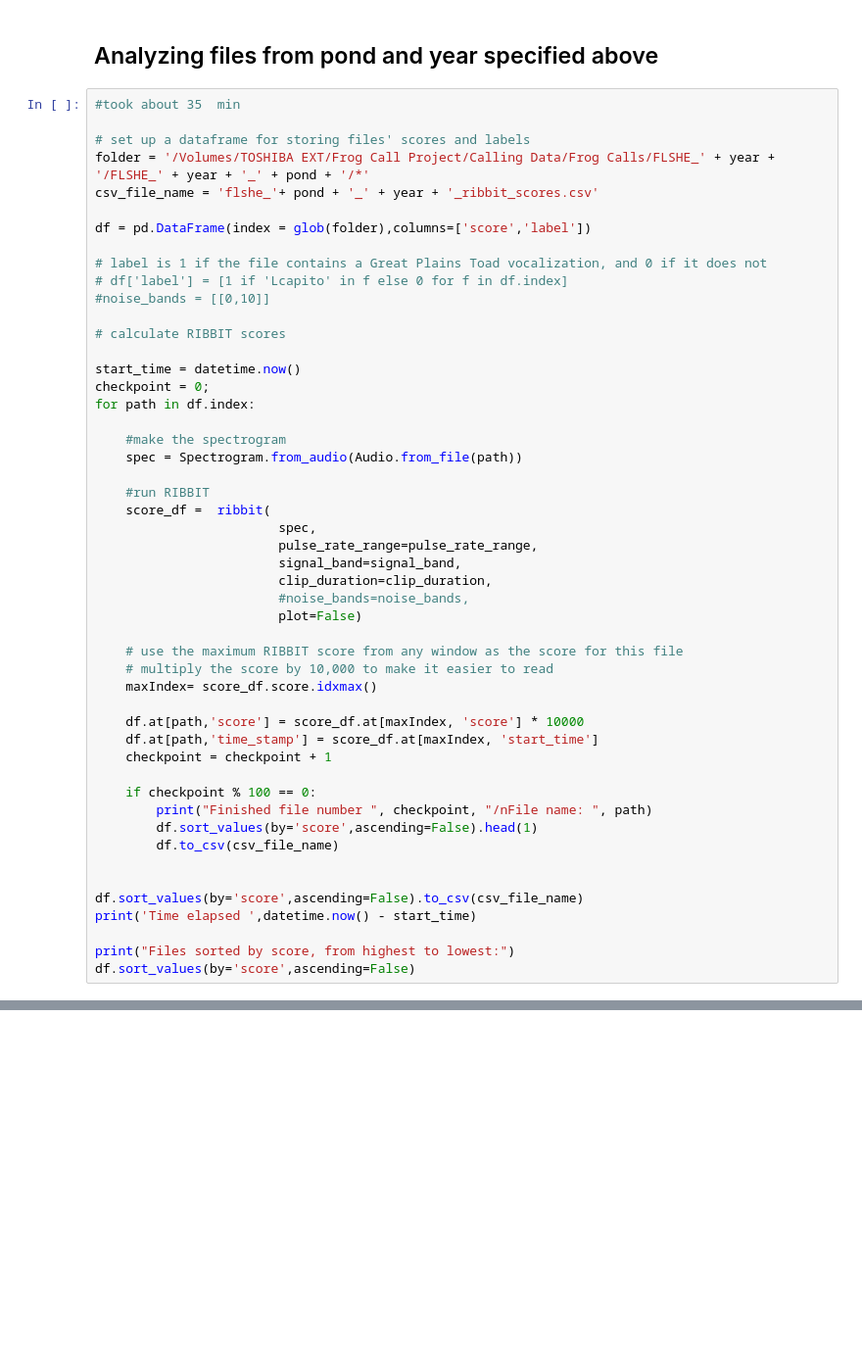
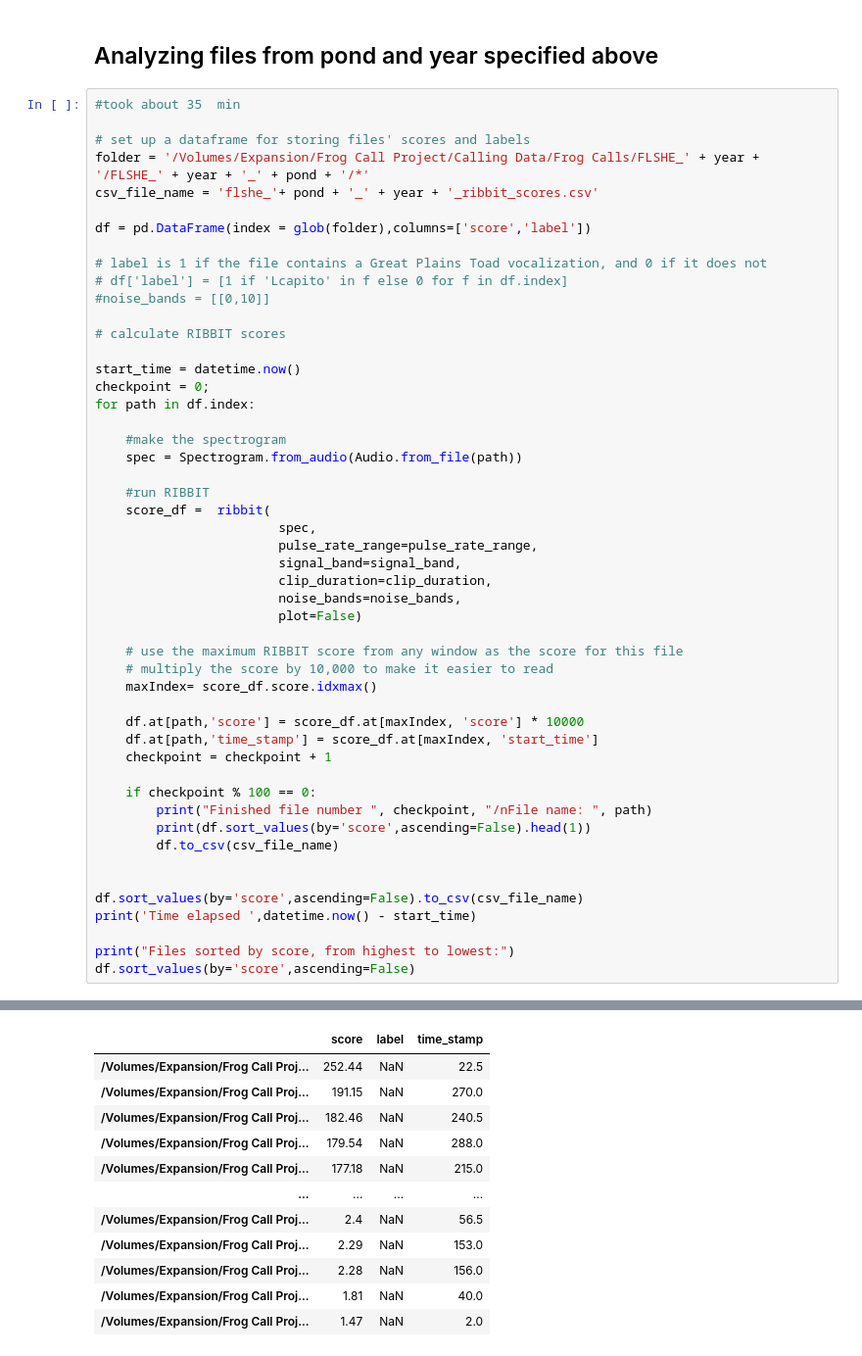
Before and after one commit to mayalapp/ga-frog-id, a Jupyter notebook: python-ribbit/run_RIBBIT.ipynb, the cells around one changed output, grey strips where cells are left out. Shown: that part at 98% size. Drawn from its saved outputs; the diff is of its cells as text; blank space fills up the shorter version.

```diff
--- a/python-ribbit/run_RIBBIT.ipynb
+++ b/python-ribbit/run_RIBBIT.ipynb
@@ -53,7 +53,7 @@ year = "2020"
 #took about 35  min
 
 # set up a dataframe for storing files' scores and labels
-folder = '/Volumes/TOSHIBA EXT/Frog Call Project/Calling Data/Frog Calls/FLSHE_' + year + '/FLSHE_' + year + '_' + pond + '/*'
+folder = '/Volumes/Expansion/Frog Call Project/Calling Data/Frog Calls/FLSHE_' + year + '/FLSHE_' + year + '_' + pond + '/*'
 csv_file_name = 'flshe_'+ pond + '_' + year + '_ribbit_scores.csv'
 
 df = pd.DataFrame(index = glob(folder),columns=['score','label'])
@@ -77,7 +77,7 @@ for path in df.index:
                         pulse_rate_range=pulse_rate_range,
                         signal_band=signal_band,
                         clip_duration=clip_duration,
-                        #noise_bands=noise_bands,
+                        noise_bands=noise_bands,
                         plot=False)
 
     # use the maximum RIBBIT score from any window as the score for this file
@@ -90,7 +90,7 @@ for path in df.index:
 
     if checkpoint % 100 == 0:
         print("Finished file number ", checkpoint, "/nFile name: ", path)
-        df.sort_values(by='score',ascending=False).head(1)
+        print(df.sort_values(by='score',ascending=False).head(1))
         df.to_csv(csv_file_name)
 
 
@@ -107,0 +138,12 @@ Finished file number  500 /nFile name:  /Volumes/TOSHIBA EXT/Frog Call Project/C
+|  | score | label | time_stamp |
+| /Volumes/Expansion/Frog Call Proj... | 252.44 | NaN | 22.5 |
+| /Volumes/Expansion/Frog Call Proj... | 191.15 | NaN | 270.0 |
+| /Volumes/Expansion/Frog Call Proj... | 182.46 | NaN | 240.5 |
+| /Volumes/Expansion/Frog Call Proj... | 179.54 | NaN | 288.0 |
+| /Volumes/Expansion/Frog Call Proj... | 177.18 | NaN | 215.0 |
+| ... | ... | ... | ... |
+| /Volumes/Expansion/Frog Call Proj... | 2.4 | NaN | 56.5 |
+| /Volumes/Expansion/Frog Call Proj... | 2.29 | NaN | 153.0 |
+| /Volumes/Expansion/Frog Call Proj... | 2.28 | NaN | 156.0 |
+| /Volumes/Expansion/Frog Call Proj... | 1.81 | NaN | 40.0 |
+| /Volumes/Expansion/Frog Call Proj... | 1.47 | NaN | 2.0 |
```
Also changed, not shown: parts of 6 cells of this notebook, 7 other files.
